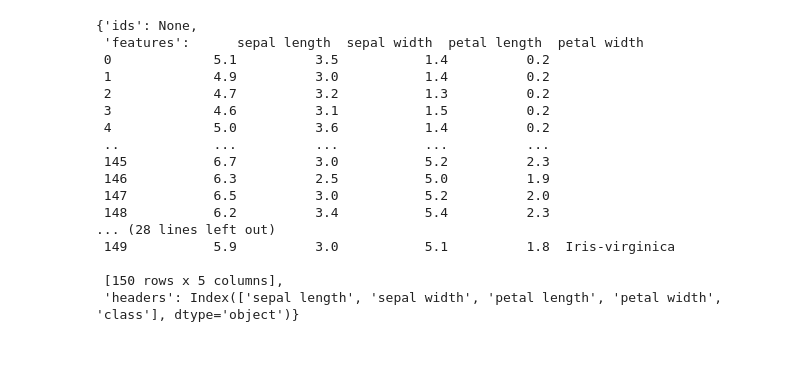
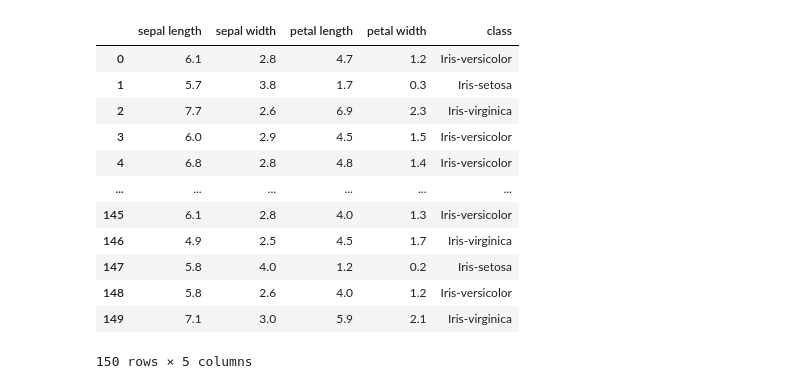
Before and after one commit to rzagni/ML-Models, a Jupyter notebook: single-layer-multiclass-classification-nn.ipynb, the cells around one changed output. Drawn from its saved outputs; the diff is of its cells as text; code cells hidden in the pictures; blank space fills up the shorter version.

```diff
--- a/single-layer-multiclass-classification-nn.ipynb
+++ b/single-layer-multiclass-classification-nn.ipynb
@@ -37,20 +21,0 @@ iris = fetch_ucirepo(id=53)
-# %%
-iris.data
-# %% [output]
-{'ids': None,
- 'features':      sepal length  sepal width  petal length  petal width
- 0             5.1          3.5           1.4          0.2
- 1             4.9          3.0           1.4          0.2
- 2             4.7          3.2           1.3          0.2
- 3             4.6          3.1           1.5          0.2
- 4             5.0          3.6           1.4          0.2
- ..            ...          ...           ...          ...
- 145           6.7          3.0           5.2          2.3
- 146           6.3          2.5           5.0          1.9
- 147           6.5          3.0           5.2          2.0
- 148           6.2          3.4           5.4          2.3
-... (28 lines left out)
- 149           5.9          3.0           5.1          1.8  Iris-virginica
-
- [150 rows x 5 columns],
- 'headers': Index(['sepal length', 'sepal width', 'petal length', 'petal width', 'class'], dtype='object')}
@@ -59,2 +22,19 @@ iris_df = iris.data.original[0:100]
 # %%
+iris = fetch_ucirepo(id=53)
+iris_df = iris.data.original
 iris_df = iris_df.sample(frac=1, random_state=42).reset_index(drop=True)
+iris_df
+# %% [output]
+|  | sepal length | sepal width | petal length | petal width | class |
+| 0 | 6.1 | 2.8 | 4.7 | 1.2 | Iris-versicolor |
+| 1 | 5.7 | 3.8 | 1.7 | 0.3 | Iris-setosa |
+| 2 | 7.7 | 2.6 | 6.9 | 2.3 | Iris-virginica |
+| 3 | 6.0 | 2.9 | 4.5 | 1.5 | Iris-versicolor |
+| 4 | 6.8 | 2.8 | 4.8 | 1.4 | Iris-versicolor |
+| ... | ... | ... | ... | ... | ... |
+| 145 | 6.1 | 2.8 | 4.0 | 1.3 | Iris-versicolor |
+| 146 | 4.9 | 2.5 | 4.5 | 1.7 | Iris-virginica |
+| 147 | 5.8 | 4.0 | 1.2 | 0.2 | Iris-setosa |
+| 148 | 5.8 | 2.6 | 4.0 | 1.2 | Iris-versicolor |
+| 149 | 7.1 | 3.0 | 5.9 | 2.1 | Iris-virginica |
+150 rows × 5 columns
```
Also changed, not shown: parts of 23 cells of this notebook.
